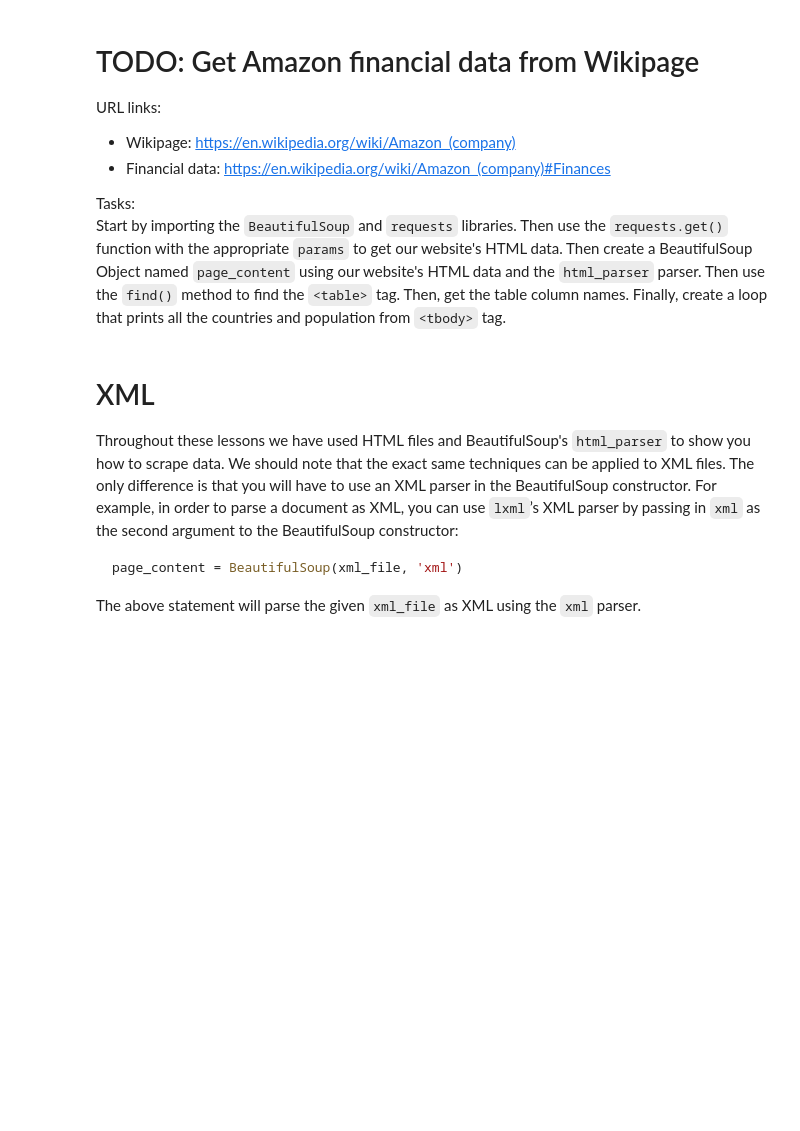
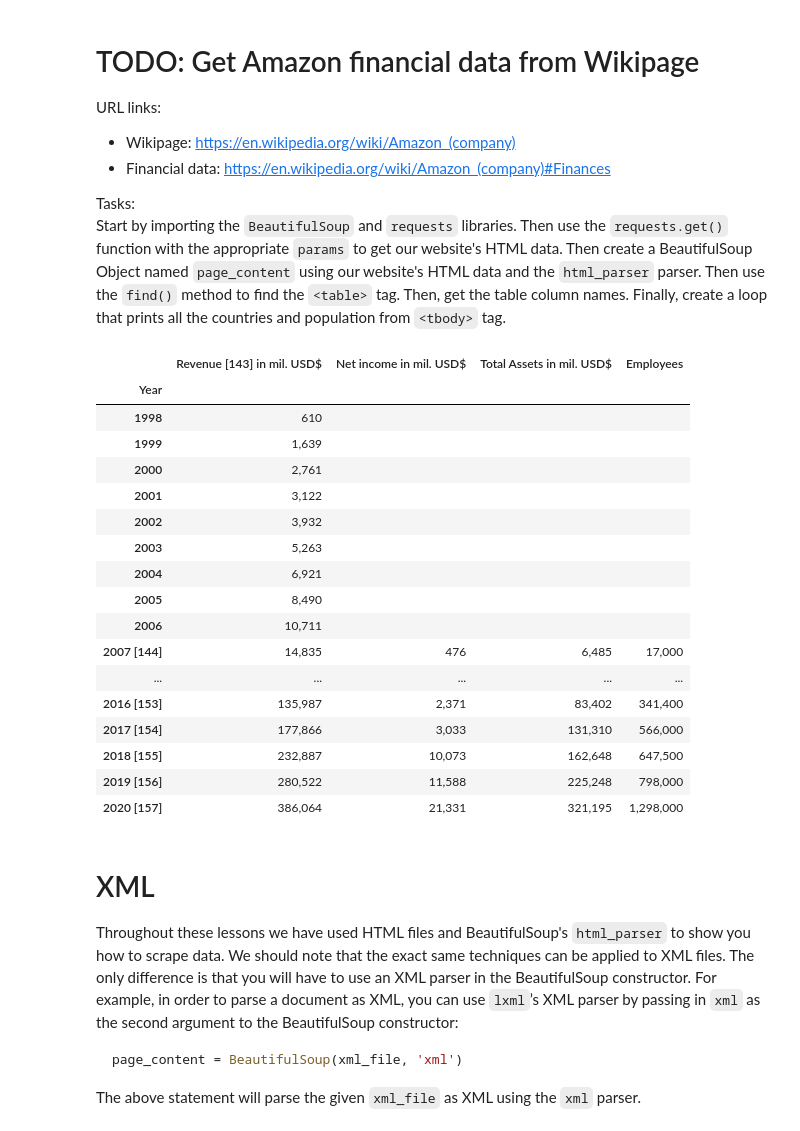
Before and after one commit to duaneleem/udacity-ai-trading, a Jupyter notebook: t2-ai-algorithms-in-trading/project-5-nlp-on-financial-statements/practices/c2-m5-l05-c25-requests-library/requests_library.ipynb, the cells around one changed output. Cells and saved outputs as stored; diff of their text form; code cells hidden in the pictures; blank space fills up the shorter version.

```diff
--- a/t2-ai-algorithms-in-trading/project-5-nlp-on-financial-statements/practices/c2-m5-l05-c25-requests-library/requests_library.ipynb
+++ b/t2-ai-algorithms-in-trading/project-5-nlp-on-financial-statements/practices/c2-m5-l05-c25-requests-library/requests_library.ipynb
@@ -189,33 +275,63 @@ Start by importing the `BeautifulSoup` and `requests` libraries. Then use the `r
 # %%
 # Import libraries
 from bs4 import BeautifulSoup
 import requests
 import pandas as pd
 import numpy as np
 
 # Create a Response object
-r =
+r = requests.get('https://en.wikipedia.org/wiki/Amazon_(company)')
 
 # Get HTML data
-html_data =
+html_data = r.text
 
 # Create a BeautifulSoup Object
-page_content =
+page_content = BeautifulSoup(html_data, 'html.parser')
 
 # Find financial table
-wikitable =
+wikitable = page_content.find('table', {'class': 'wikitable float-left'})
 
 # Find all column titles
-wikicolumns =
+wikicolumns = wikitable.tbody.findAll('tr')[0].findAll('th')
 
 # Loop through column titles and store into Python array
 df_columns = []
+for column in wikicolumns:
+    text = column.get_text(strip=True, separator=" ")
+    df_columns.append(text)
 
 # Loop through the data rows and store into Python array
 df_data = []
+for row in wikitable.tbody.findAll('tr')[1:]:
+    row_data = []
+    for td in row.findAll('td'):
+        text = td.get_text(strip=True, separator=" ")
+        row_data.append(text)
+    df_data.append(np.array(row_data))
 
 # Print financial data in DataFrame format and set `Year` as index
-dataframe =
+dataframe = pd.DataFrame(data=df_data, columns=df_columns)
+dataframe.set_index('Year', inplace=True)
+dataframe
+# %% [output]
+|  | Revenue [143] in mil. USD$ | Net income in mil. USD$ | Total Assets in mil. USD$ | Employees |
+| Year |  |  |  |  |
+| 1998 | 610 |  |  |  |
+| 1999 | 1,639 |  |  |  |
+| 2000 | 2,761 |  |  |  |
+| 2001 | 3,122 |  |  |  |
+| 2002 | 3,932 |  |  |  |
+| 2003 | 5,263 |  |  |  |
+| 2004 | 6,921 |  |  |  |
+| 2005 | 8,490 |  |  |  |
+| 2006 | 10,711 |  |  |  |
+| 2007 [144] | 14,835 | 476 | 6,485 | 17,000 |
+| ... | ... | ... | ... | ... |
+| 2016 [153] | 135,987 | 2,371 | 83,402 | 341,400 |
+| 2017 [154] | 177,866 | 3,033 | 131,310 | 566,000 |
+| 2018 [155] | 232,887 | 10,073 | 162,648 | 647,500 |
+| 2019 [156] | 280,522 | 11,588 | 225,248 | 798,000 |
+| 2020 [157] | 386,064 | 21,331 | 321,195 | 1,298,000 |
 # %% [markdown]
 # XML
 
```
Also changed, not shown: parts of 9 cells of this notebook, 1 other file.
